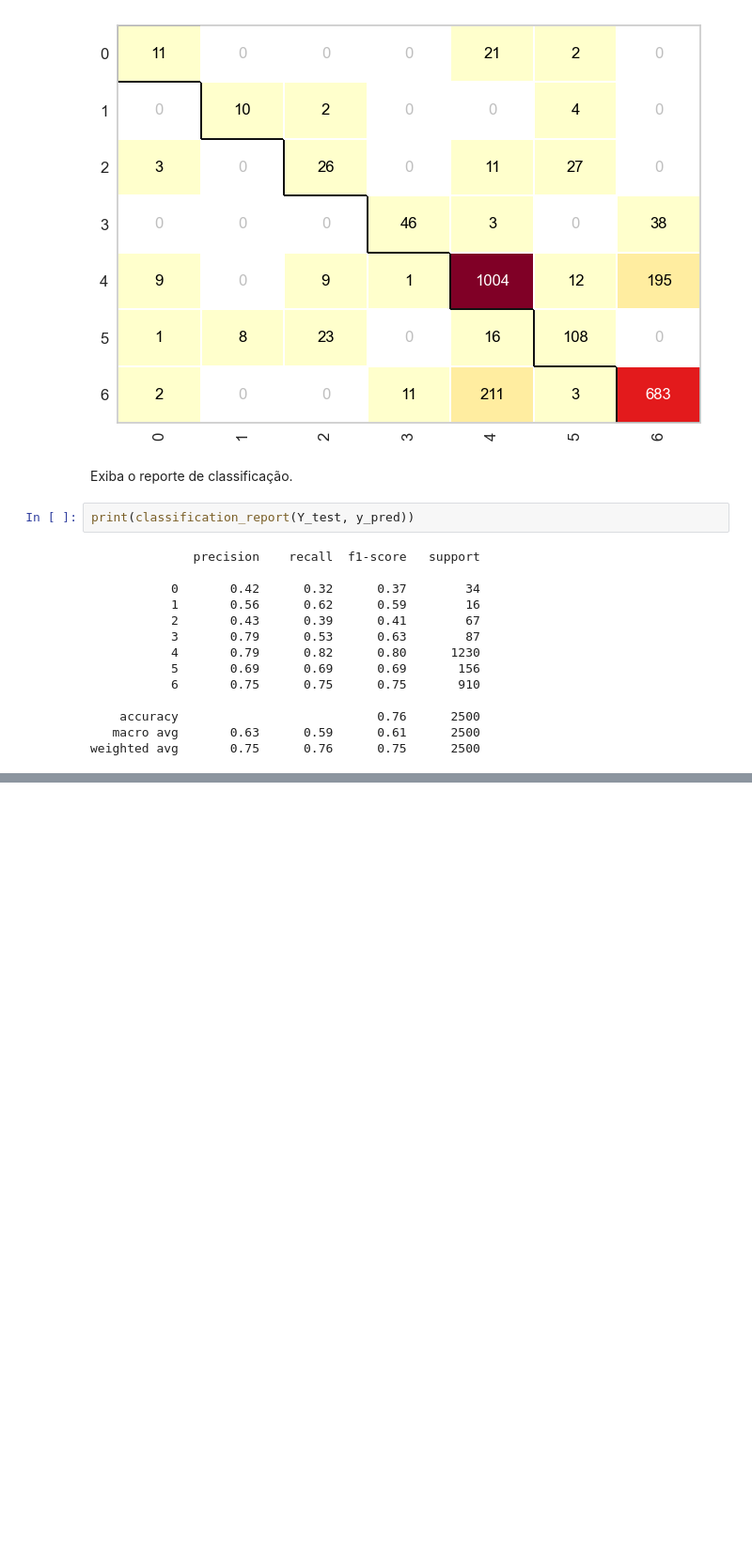
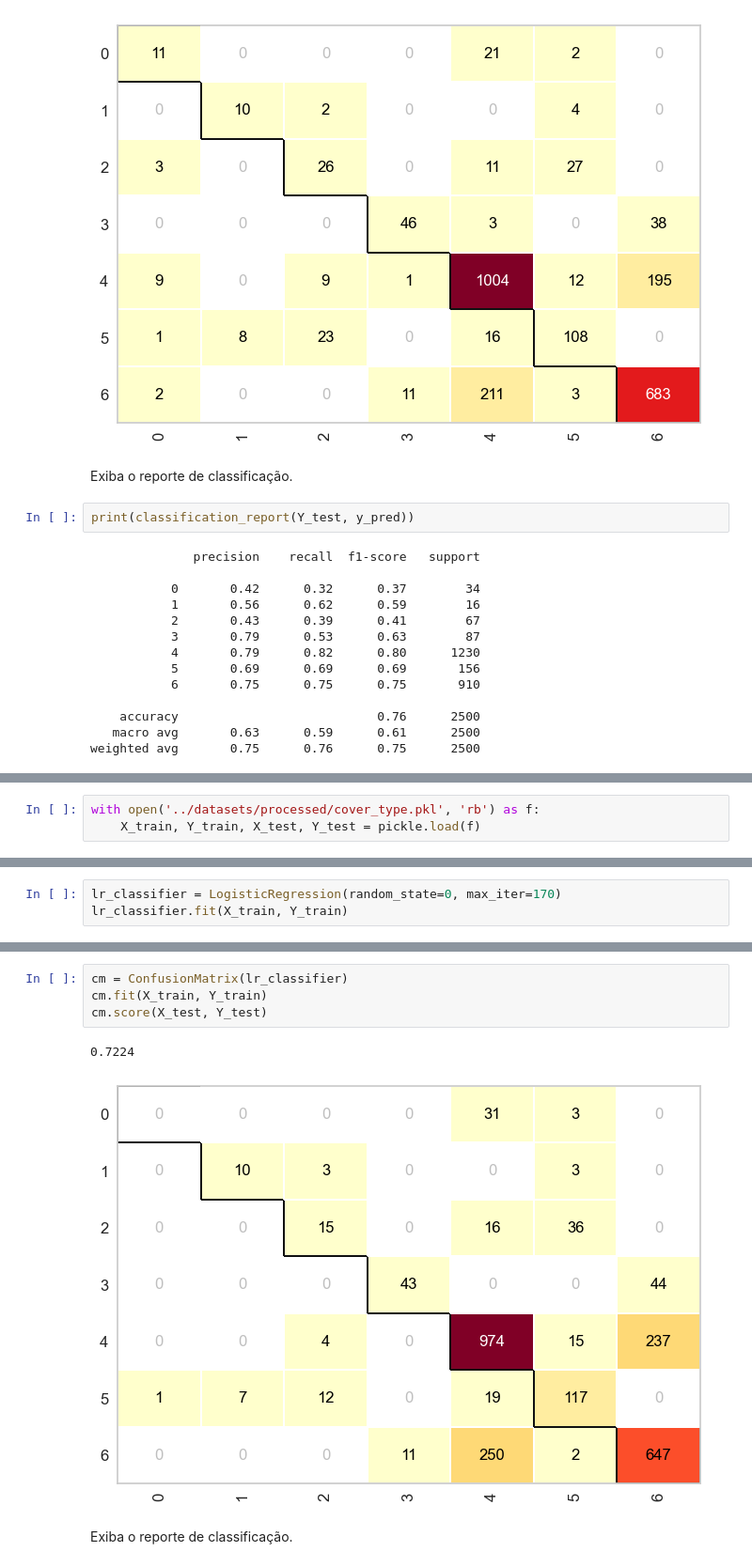
Before and after one commit to YtalloPereira/cursoml-datascience-praticas, a Jupyter notebook: notebooks/lab_covtype.ipynb, the cells around one changed output, grey strips where cells are left out. Shown at 94% size. Saved outputs shown, nothing was run; the diff lists cells and outputs as text; blank space fills up the shorter version.

Commit message:
:sparkles: feat: implementando regressão logística a  base cover_types

```diff
--- a/notebooks/lab_covtype.ipynb
+++ b/notebooks/lab_covtype.ipynb
@@ -851,0 +862,3 @@ weighted avg       0.75      0.76      0.75      2500
+# %%
+with open('../datasets/processed/cover_type.pkl', 'rb') as f:
+    X_train, Y_train, X_test, Y_test = pickle.load(f)
@@ -851,0 +867,3 @@ weighted avg       0.75      0.76      0.75      2500
+# %%
+lr_classifier = LogisticRegression(random_state=0, max_iter=170)
+lr_classifier.fit(X_train, Y_train)
@@ -851,0 +938,9 @@ weighted avg       0.75      0.76      0.75      2500
+# %%
+cm = ConfusionMatrix(lr_classifier)
+cm.fit(X_train, Y_train)
+cm.score(X_test, Y_test)
+# %% [output]
+0.7224
+[figure, added]
+# %% [markdown]
+Exiba o reporte de classificação.
```
Also changed, not shown: parts of 20 cells of this notebook, 1 other file.
